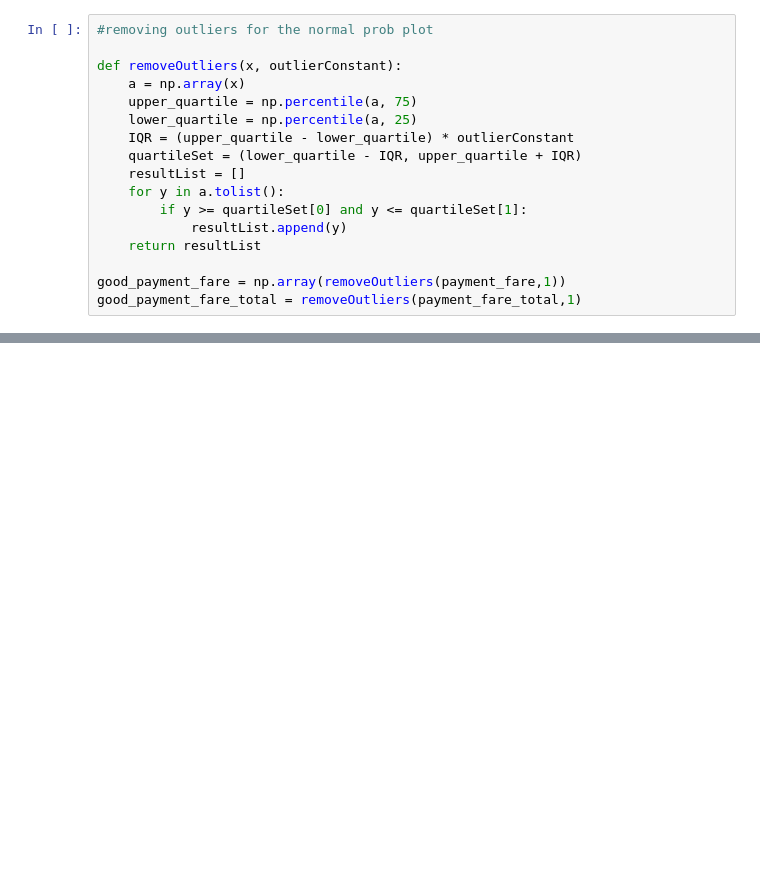
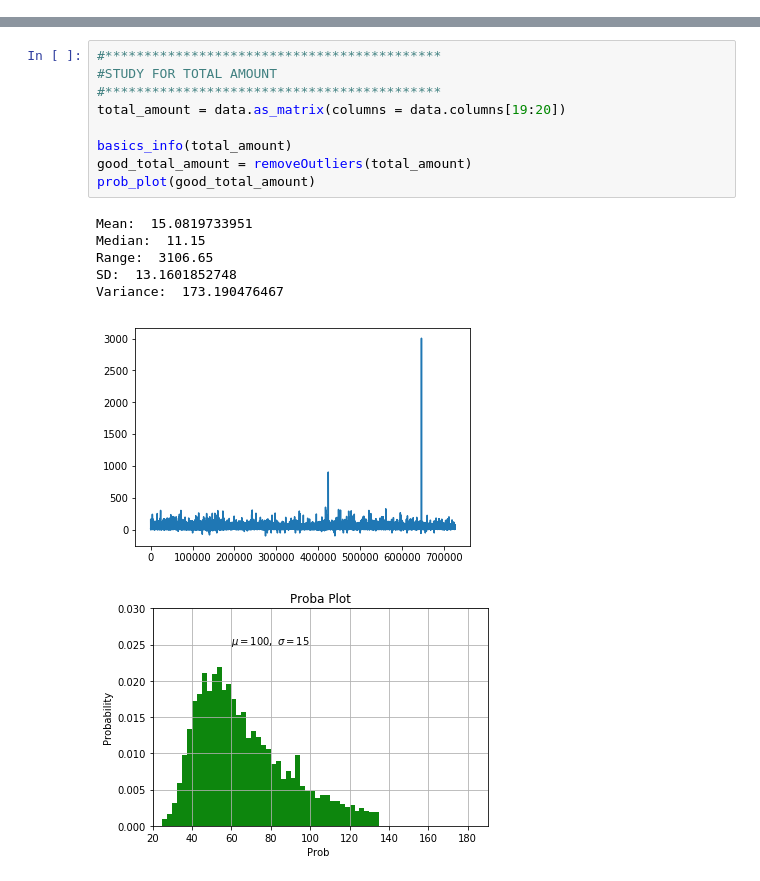
Before and after one commit to rapha94/NYC_Taxis, a Jupyter notebook: project.ipynb, the cells around one changed output, grey strips where cells are left out. Cells and saved outputs as stored; diff of their text form; blank space fills up the shorter version.

```diff
--- a/project.ipynb
+++ b/project.ipynb
@@ -45,17 +32,0 @@ plt.show()
-# %%
-#removing outliers for the normal prob plot
-
-def removeOutliers(x, outlierConstant):
-    a = np.array(x)
-    upper_quartile = np.percentile(a, 75)
-    lower_quartile = np.percentile(a, 25)
-    IQR = (upper_quartile - lower_quartile) * outlierConstant
-    quartileSet = (lower_quartile - IQR, upper_quartile + IQR)
-    resultList = []
-    for y in a.tolist():
-        if y >= quartileSet[0] and y <= quartileSet[1]:
-            resultList.append(y)
-    return resultList
-
-good_payment_fare = np.array(removeOutliers(payment_fare,1))
-good_payment_fare_total = removeOutliers(payment_fare_total,1)
@@ -93,0 +82,17 @@ array([[ 10. ],
+# %%
+#*******************************************
+#STUDY FOR TOTAL AMOUNT
+#*******************************************
+total_amount = data.as_matrix(columns = data.columns[19:20])
+
+basics_info(total_amount)
+good_total_amount = removeOutliers(total_amount)
+prob_plot(good_total_amount)
+# %% [output]
+Mean:  15.0819733951
+Median:  11.15
+Range:  3106.65
+SD:  13.1601852748
+Variance:  173.190476467
+[figure, added]
+[figure, added]
```
Also changed, not shown: parts of 21 cells of this notebook, 2 other files.
